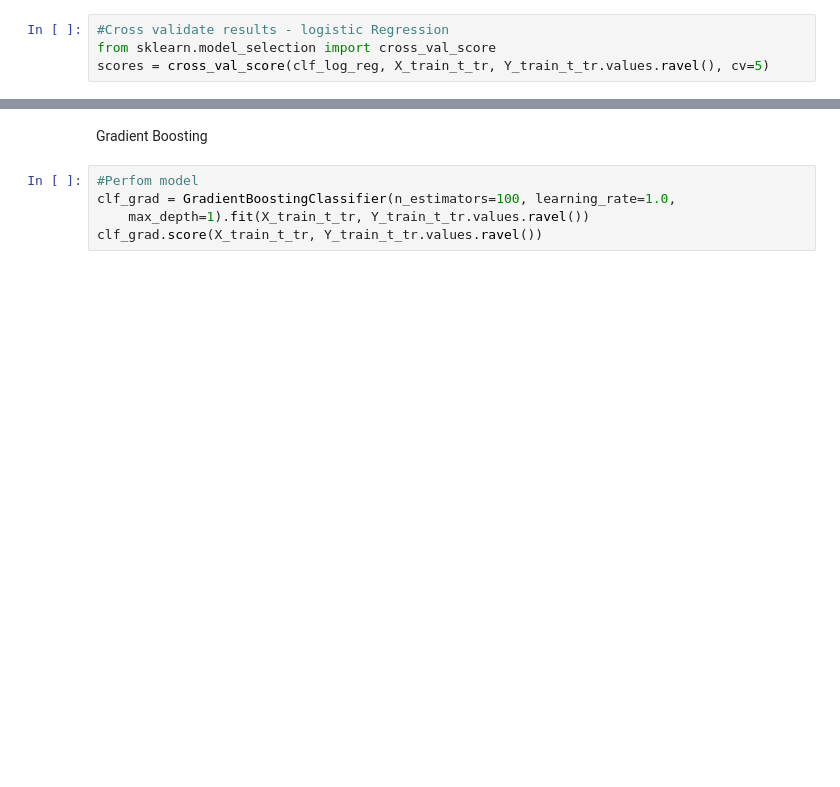
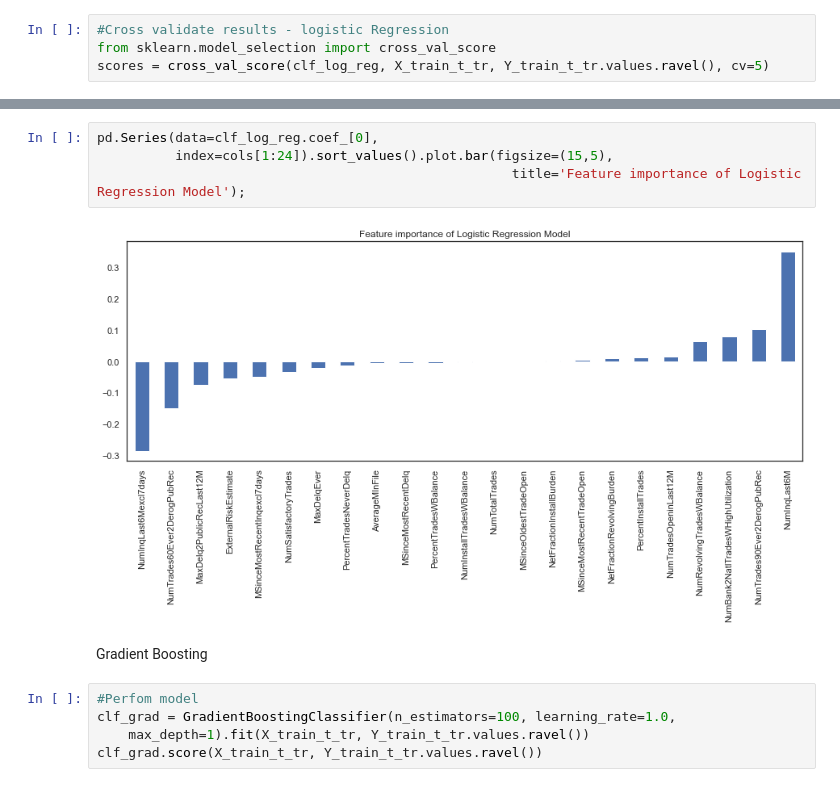
Before and after one commit to mnovovil/CreditRiskPredictiveModel, a Jupyter notebook: CIS_432_FinalProject_Script.ipynb, the cells around one changed output, grey strips where cells are left out. Cells and saved outputs as stored; diff of their text form; blank space fills up the shorter version.

Commit message:
added coef_ weight graph

```diff
--- a/CIS_432_FinalProject_Script.ipynb
+++ b/CIS_432_FinalProject_Script.ipynb
@@ -275,3 +284,9 @@ logistic regression validation accuracy score: 0.743
+# %%
+pd.Series(data=clf_log_reg.coef_[0],
+          index=cols[1:24]).sort_values().plot.bar(figsize=(15,5),
+                                                     title='Feature importance of Logistic Regression Model');
+# %% [output]
+[figure, added]
 # %% [markdown]
 Gradient Boosting
 # %%
```
Also changed, not shown: parts of 14 cells of this notebook.
